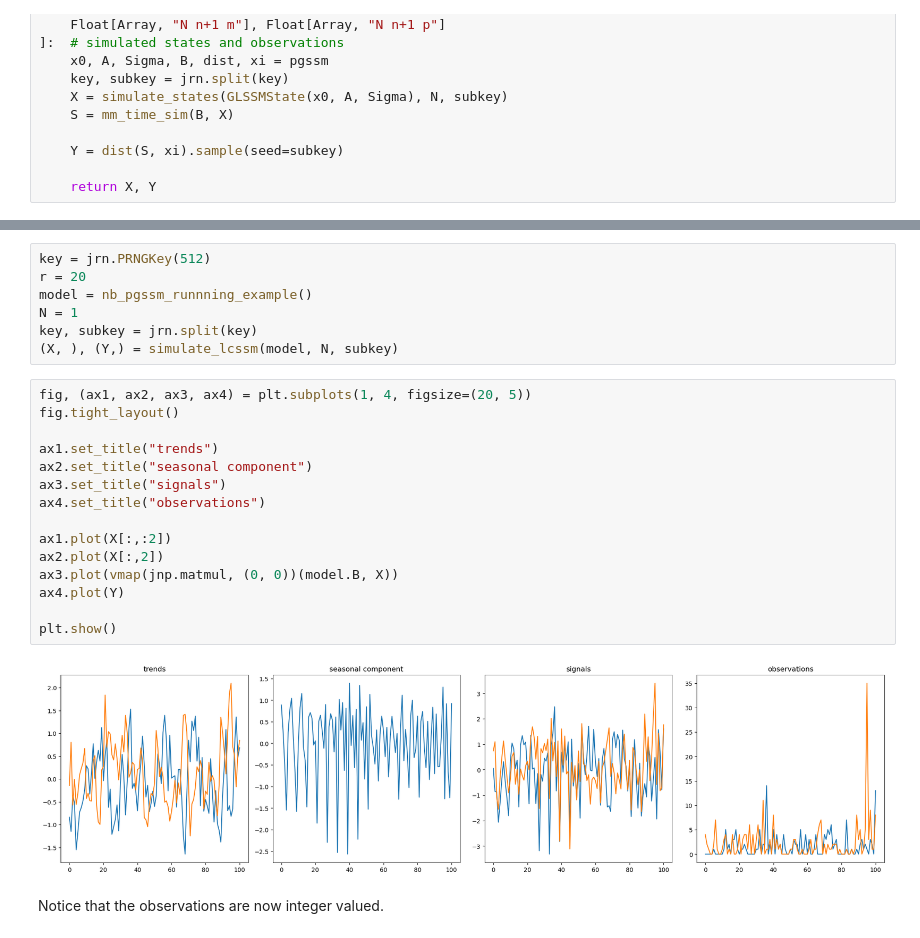
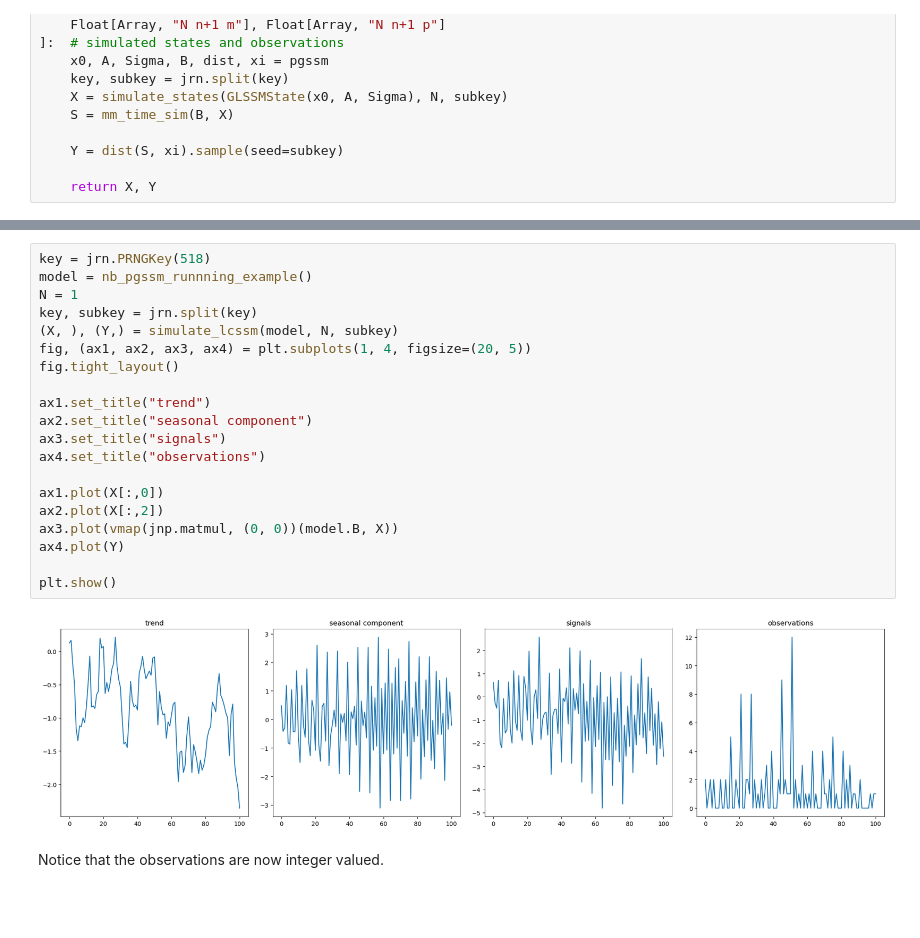
Before and after one commit to stefanheyder/isssm, a Jupyter notebook: nbs/20_lcssm.ipynb, the cells around one changed output, grey strips where cells are left out. Cells and saved outputs as stored; diff of their text form; blank space fills up the shorter version.

```diff
--- a/nbs/20_lcssm.ipynb
+++ b/nbs/20_lcssm.ipynb
@@ -120,28 +136,26 @@ def nb_pgssm_runnning_example(
     return model
-# %%
-key = jrn.PRNGKey(512)
-r = 20
-model = nb_pgssm_runnning_example()
-N = 1
-key, subkey = jrn.split(key)
-(X, ), (Y,) = simulate_lcssm(model, N, subkey)
 # %%
+key = jrn.PRNGKey(518)
+model = nb_pgssm_runnning_example()
+N = 1
+key, subkey = jrn.split(key)
+(X, ), (Y,) = simulate_lcssm(model, N, subkey)
 fig, (ax1, ax2, ax3, ax4) = plt.subplots(1, 4, figsize=(20, 5))
 fig.tight_layout()
 
-ax1.set_title("trends")
+ax1.set_title("trend")
 ax2.set_title("seasonal component")
 ax3.set_title("signals")
 ax4.set_title("observations")
 
-ax1.plot(X[:,:2])
+ax1.plot(X[:,0])
 ax2.plot(X[:,2])
 ax3.plot(vmap(jnp.matmul, (0, 0))(model.B, X))
 ax4.plot(Y)
 
 plt.show()
 # %% [output]
-[figure, old version]
+[figure, new version]
 # %% [markdown]
 Notice that the observations are now integer valued.
 # %% [markdown]
```
Also changed, not shown: parts of 4 cells of this notebook, 18 other files.
